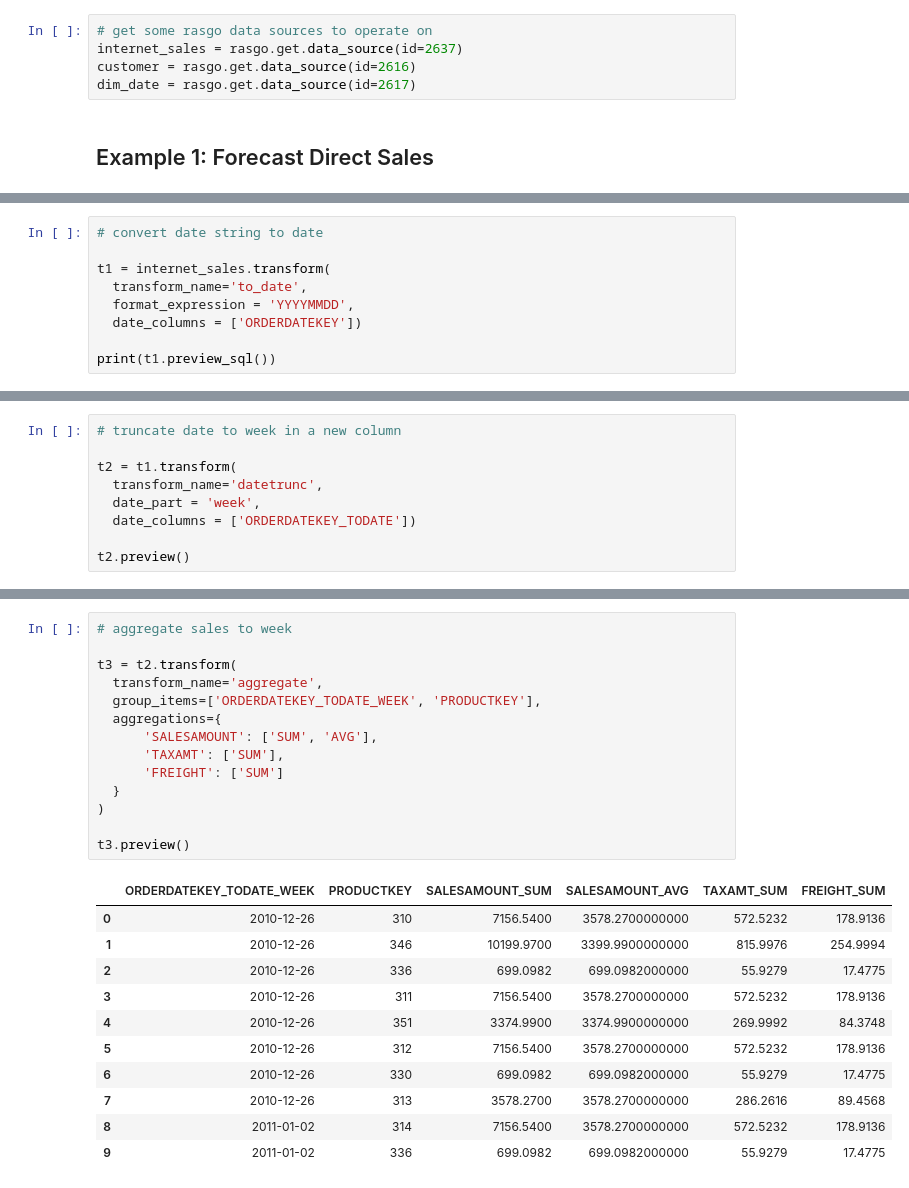
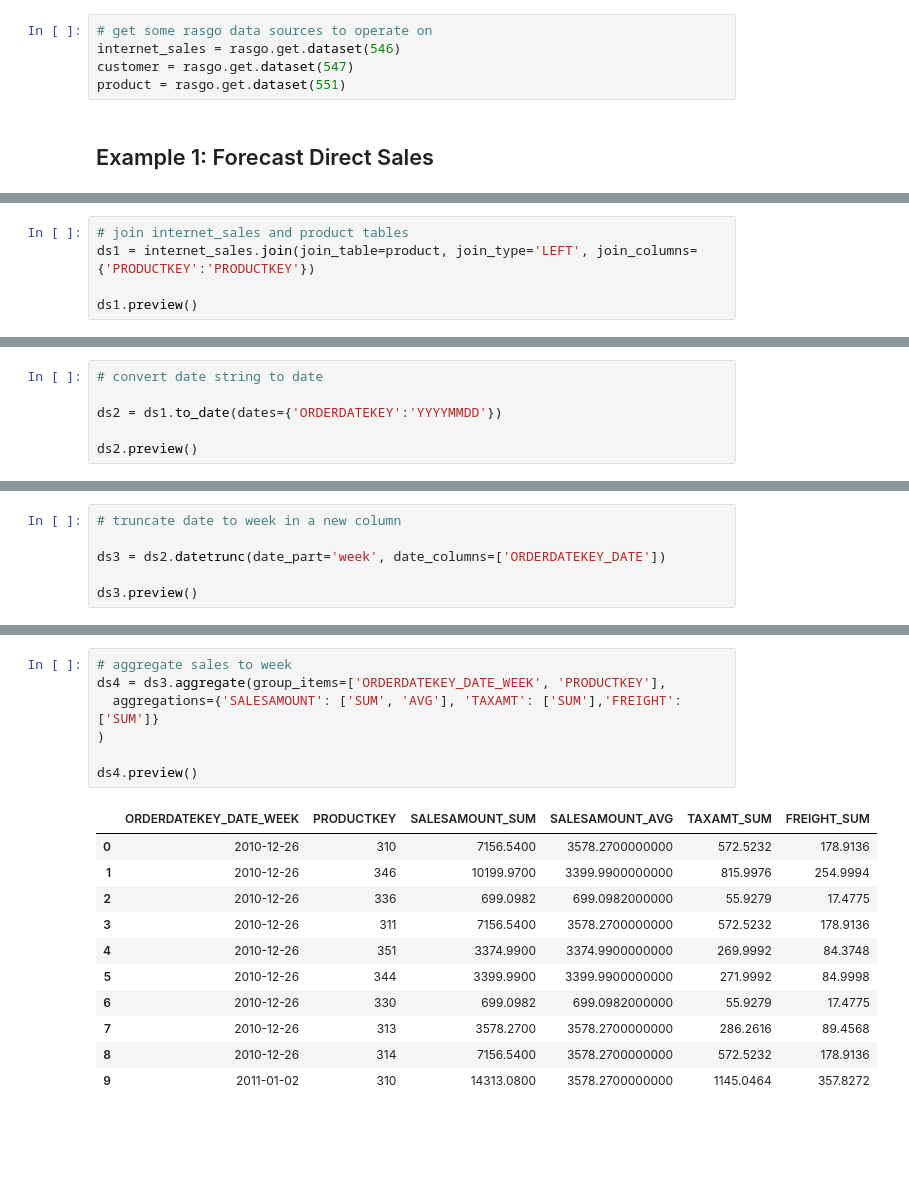
Before and after one commit to rasgointelligence/RasgoTransforms, a Jupyter notebook: UDT Tutorial.ipynb, the cells around one changed output, grey strips where cells are left out. Drawn from its saved outputs; the diff is of its cells as text; blank space fills up the shorter version.

```diff
--- a/UDT Tutorial.ipynb
+++ b/UDT Tutorial.ipynb
@@ -64,7 +42,7 @@ for source in sources:
 # %%
 # get some rasgo data sources to operate on
-internet_sales = rasgo.get.data_source(id=2637)
-customer = rasgo.get.data_source(id=2616)
-dim_date = rasgo.get.data_source(id=2617)
+internet_sales = rasgo.get.dataset(546)
+customer = rasgo.get.dataset(547)
+product = rasgo.get.dataset(551)
 # %% [markdown]
 <h2>Example 1: Forecast Direct Sales</h2>
@@ -81,0 +80,5 @@ rasgo.read.source_data(internet_sales.id, limit=100).head()
+# %%
+# join internet_sales and product tables
+ds1 = internet_sales.join(join_table=product, join_type='LEFT', join_columns={'PRODUCTKEY':'PRODUCTKEY'})
+
+ds1.preview()
@@ -82,10 +118,7 @@ rasgo.read.source_data(internet_sales.id, limit=100).head()
 # %%
 # convert date string to date
 
-t1 = internet_sales.transform(
-  transform_name='to_date',
-  format_expression = 'YYYYMMDD',
-  date_columns = ['ORDERDATEKEY'])
+ds2 = ds1.to_date(dates={'ORDERDATEKEY':'YYYYMMDD'})
 
-print(t1.preview_sql())
+ds2.preview()
 # %% [output]
@@ -110,10 +137,7 @@ t1.preview()
 # %%
 # truncate date to week in a new column
 
-t2 = t1.transform(
-  transform_name='datetrunc',
-  date_part = 'week',
-  date_columns = ['ORDERDATEKEY_TODATE'])
+ds3 = ds2.datetrunc(date_part='week', date_columns=['ORDERDATEKEY_DATE'])
 
-t2.preview()
+ds3.preview()
 # %% [output]
@@ -132,26 +156,19 @@ t2.preview()
 # %%
 # aggregate sales to week
-
-t3 = t2.transform(
-  transform_name='aggregate',
-  group_items=['ORDERDATEKEY_TODATE_WEEK', 'PRODUCTKEY'],
-  aggregations={
-      'SALESAMOUNT': ['SUM', 'AVG'],
-      'TAXAMT': ['SUM'],
-      'FREIGHT': ['SUM']
-  }
+ds4 = ds3.aggregate(group_items=['ORDERDATEKEY_DATE_WEEK', 'PRODUCTKEY'],
+  aggregations={'SALESAMOUNT': ['SUM', 'AVG'], 'TAXAMT': ['SUM'],'FREIGHT': ['SUM']}
 )
 
-t3.preview()
+ds4.preview()
 # %% [output]
-|  | ORDERDATEKEY_TODATE_WEEK | PRODUCTKEY | SALESAMOUNT_SUM | SALESAMOUNT_AVG | TAXAMT_SUM | FREIGHT_SUM |
+|  | ORDERDATEKEY_DATE_WEEK | PRODUCTKEY | SALESAMOUNT_SUM | SALESAMOUNT_AVG | TAXAMT_SUM | FREIGHT_SUM |
 | 0 | 2010-12-26 | 310 | 7156.5400 | 3578.2700000000 | 572.5232 | 178.9136 |
 | 1 | 2010-12-26 | 346 | 10199.9700 | 3399.9900000000 | 815.9976 | 254.9994 |
 | 2 | 2010-12-26 | 336 | 699.0982 | 699.0982000000 | 55.9279 | 17.4775 |
 | 3 | 2010-12-26 | 311 | 7156.5400 | 3578.2700000000 | 572.5232 | 178.9136 |
 | 4 | 2010-12-26 | 351 | 3374.9900 | 3374.9900000000 | 269.9992 | 84.3748 |
-| 5 | 2010-12-26 | 312 | 7156.5400 | 3578.2700000000 | 572.5232 | 178.9136 |
+| 5 | 2010-12-26 | 344 | 3399.9900 | 3399.9900000000 | 271.9992 | 84.9998 |
 | 6 | 2010-12-26 | 330 | 699.0982 | 699.0982000000 | 55.9279 | 17.4775 |
 | 7 | 2010-12-26 | 313 | 3578.2700 | 3578.2700000000 | 286.2616 | 89.4568 |
-| 8 | 2011-01-02 | 314 | 7156.5400 | 3578.2700000000 | 572.5232 | 178.9136 |
-| 9 | 2011-01-02 | 336 | 699.0982 | 699.0982000000 | 55.9279 | 17.4775 |
+| 8 | 2010-12-26 | 314 | 7156.5400 | 3578.2700000000 | 572.5232 | 178.9136 |
+| 9 | 2011-01-02 | 310 | 14313.0800 | 3578.2700000000 | 1145.0464 | 357.8272 |
```
Also changed, not shown: parts of 19 cells of this notebook.
